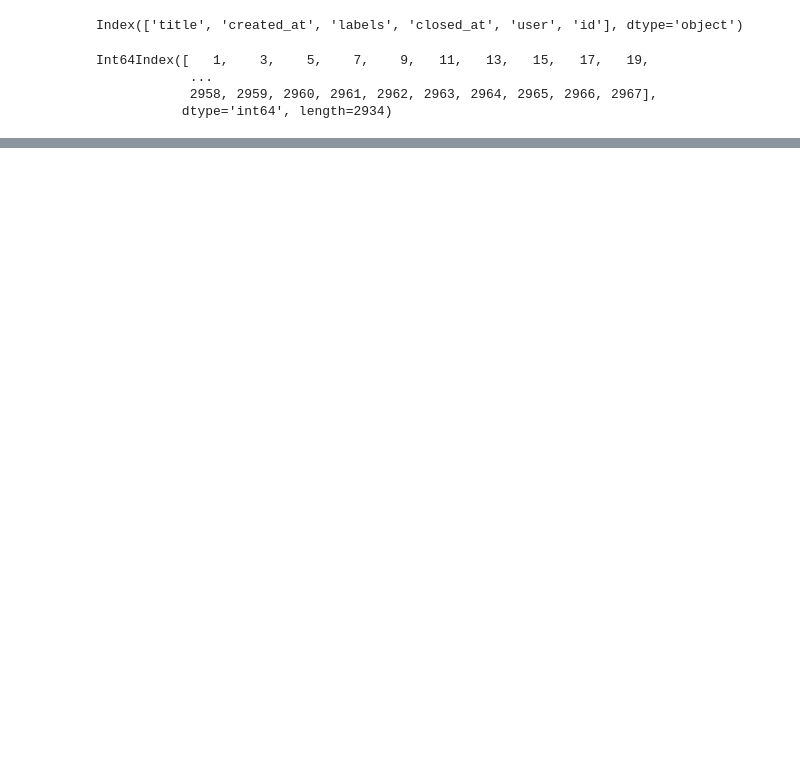
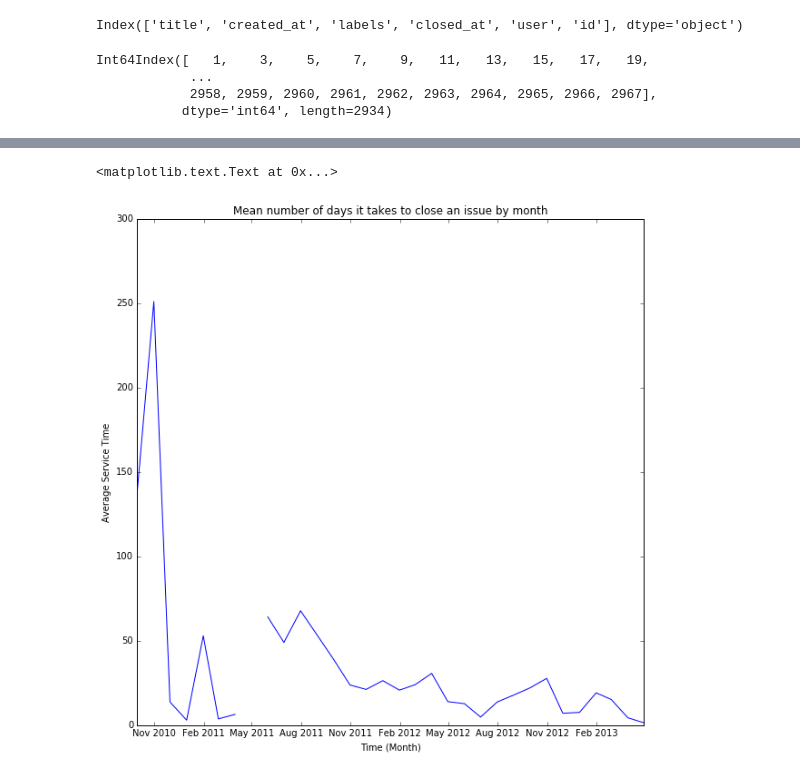
Before and after one commit to kbl4ew/Python_For_Data_Science, a Jupyter notebook: Kevin/Homework7/Homework7_Pandas.ipynb, the cells around one changed output, grey strips where cells are left out. Saved outputs shown, nothing was run; the diff lists cells and outputs as text; code cells hidden in the pictures; blank space fills up the shorter version.

```diff
--- a/Kevin/Homework7/Homework7_Pandas.ipynb
+++ b/Kevin/Homework7/Homework7_Pandas.ipynb
@@ -304,0 +423,3 @@ tmp56 = tmp5.resample('M', how='sum')
+# %%
+df3b = pd.DataFrame(df3[['created_at', 'service_time']])
+df3b
@@ -304,0 +445,2 @@ tmp56 = tmp5.resample('M', how='sum')
+# %%
+df3b.index = df3b['created_at']
@@ -304,0 +520,4 @@ tmp56 = tmp5.resample('M', how='sum')
+# %%
+for i in range(len(df3b)):
+    #df3b[i,'service_time_sec'] = (df3b.ix[i,'service_time'].total_seconds())/(24*60*60)
+    df3b.ix[i,'service_time_day'] = (df3b.ix[i,'service_time'].total_seconds()/(24*60*60))
@@ -304,0 +546,12 @@ tmp56 = tmp5.resample('M', how='sum')
+# %%
+# ---- Finalizing Results ---- #
+res6 = df3b['service_time_day'].resample('M',how = 'mean' )
+# %%
+# ---- Plotting Results ------ #
+plt.plot(res6)
+plt.title('Mean number of days it takes to close an issue by month')
+plt.xlabel('Time (Month)')
+plt.ylabel('Average Service Time')
+# %% [output]
+<matplotlib.text.Text at 0x...>
+[figure, added]
```
Also changed, not shown: parts of 55 cells of this notebook, 1 other file.
